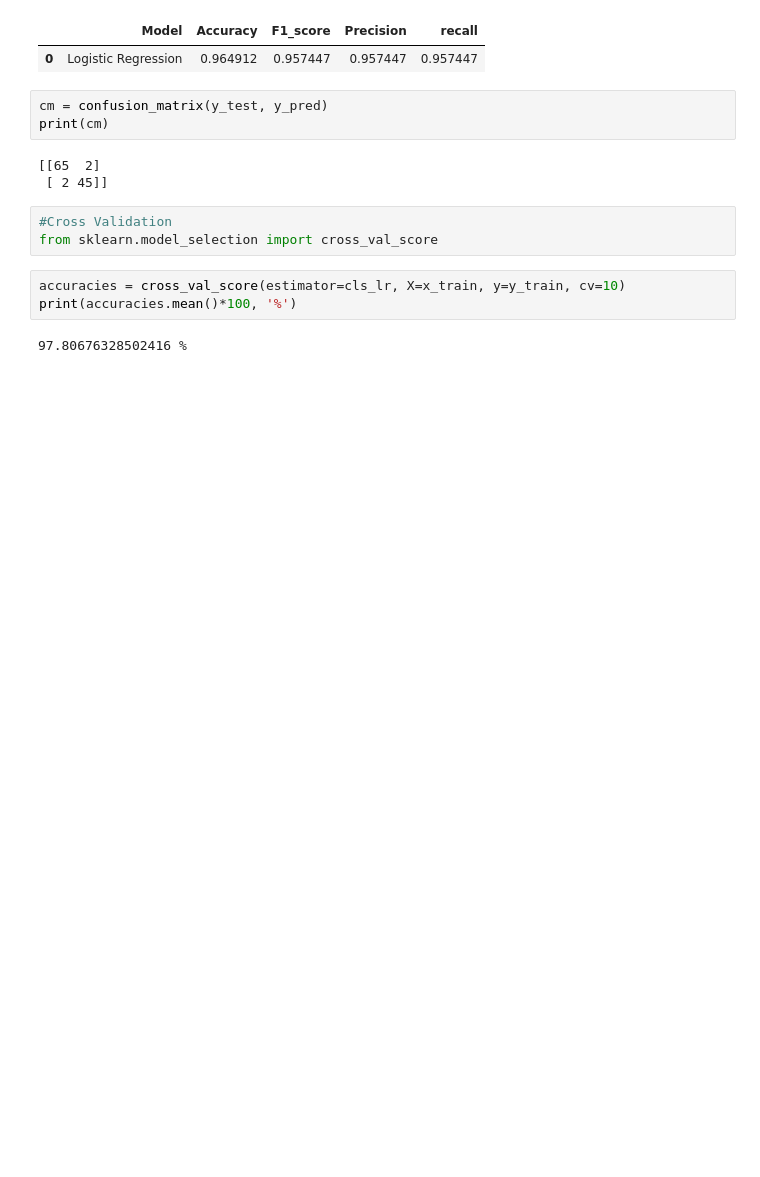
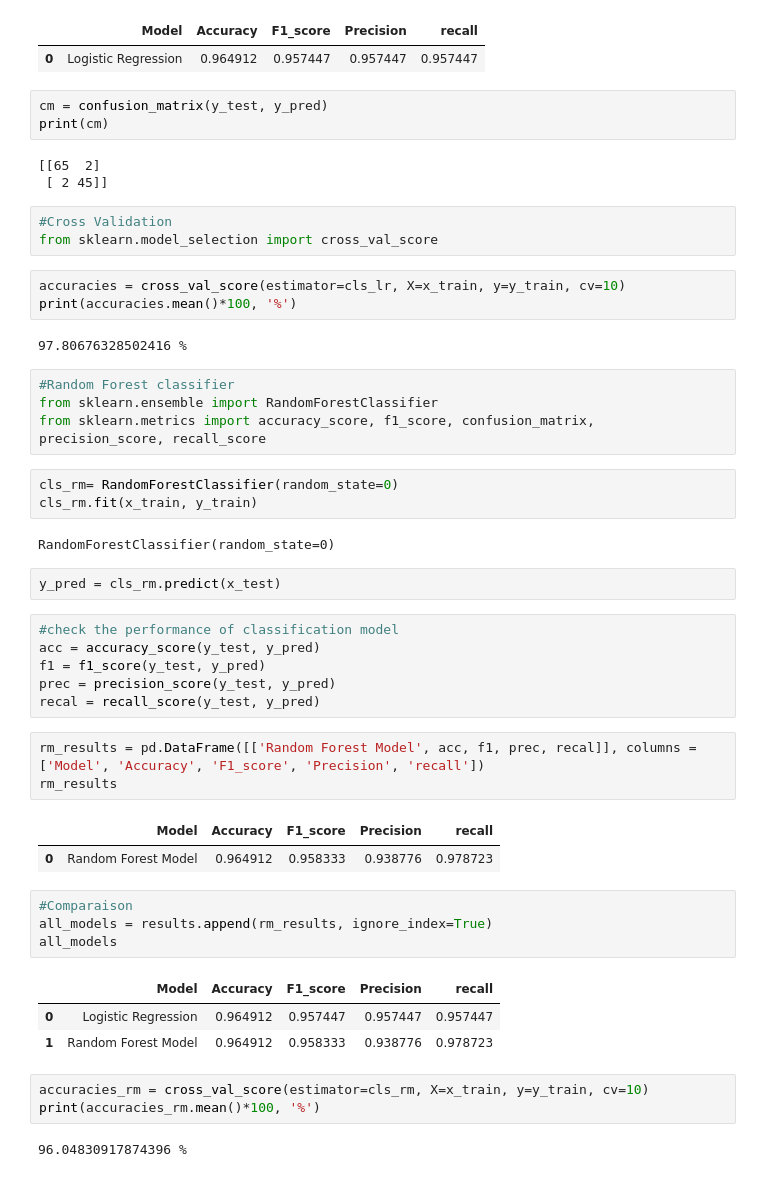
Before and after one commit to athzero/Breast-cancer-project, a Jupyter notebook: Breast_cancer_project.ipynb, the cells around one changed output. Drawn from its saved outputs; the diff is of its cells as text; blank space fills up the shorter version.

```diff
--- a/Breast_cancer_project.ipynb
+++ b/Breast_cancer_project.ipynb
@@ -236,3 +236,39 @@ accuracies = cross_val_score(estimator=cls_lr, X=x_train, y=y_train, cv=10)
 print(accuracies.mean()*100, '%')
 # %% [output]
 97.80676328502416 %
+# %%
+#Random Forest classifier
+from sklearn.ensemble import RandomForestClassifier
+from sklearn.metrics import accuracy_score, f1_score, confusion_matrix, precision_score, recall_score
+# %%
+cls_rm= RandomForestClassifier(random_state=0)
+cls_rm.fit(x_train, y_train)
+# %% [output]
+RandomForestClassifier(random_state=0)
+# %%
+y_pred = cls_rm.predict(x_test)
+# %%
+#check the performance of classification model
+acc = accuracy_score(y_test, y_pred)
+f1 = f1_score(y_test, y_pred)
+prec = precision_score(y_test, y_pred)
+recal = recall_score(y_test, y_pred)
+# %%
+rm_results = pd.DataFrame([['Random Forest Model', acc, f1, prec, recal]], columns = ['Model', 'Accuracy', 'F1_score', 'Precision', 'recall'])
+rm_results
+# %% [output]
+|  | Model | Accuracy | F1_score | Precision | recall |
+| 0 | Random Forest Model | 0.964912 | 0.958333 | 0.938776 | 0.978723 |
+# %%
+#Comparaison
+all_models = results.append(rm_results, ignore_index=True)
+all_models
+# %% [output]
+|  | Model | Accuracy | F1_score | Precision | recall |
+| 0 | Logistic Regression | 0.964912 | 0.957447 | 0.957447 | 0.957447 |
+| 1 | Random Forest Model | 0.964912 | 0.958333 | 0.938776 | 0.978723 |
+# %%
+accuracies_rm = cross_val_score(estimator=cls_rm, X=x_train, y=y_train, cv=10)
+print(accuracies_rm.mean()*100, '%')
+# %% [output]
+96.04830917874396 %
```
